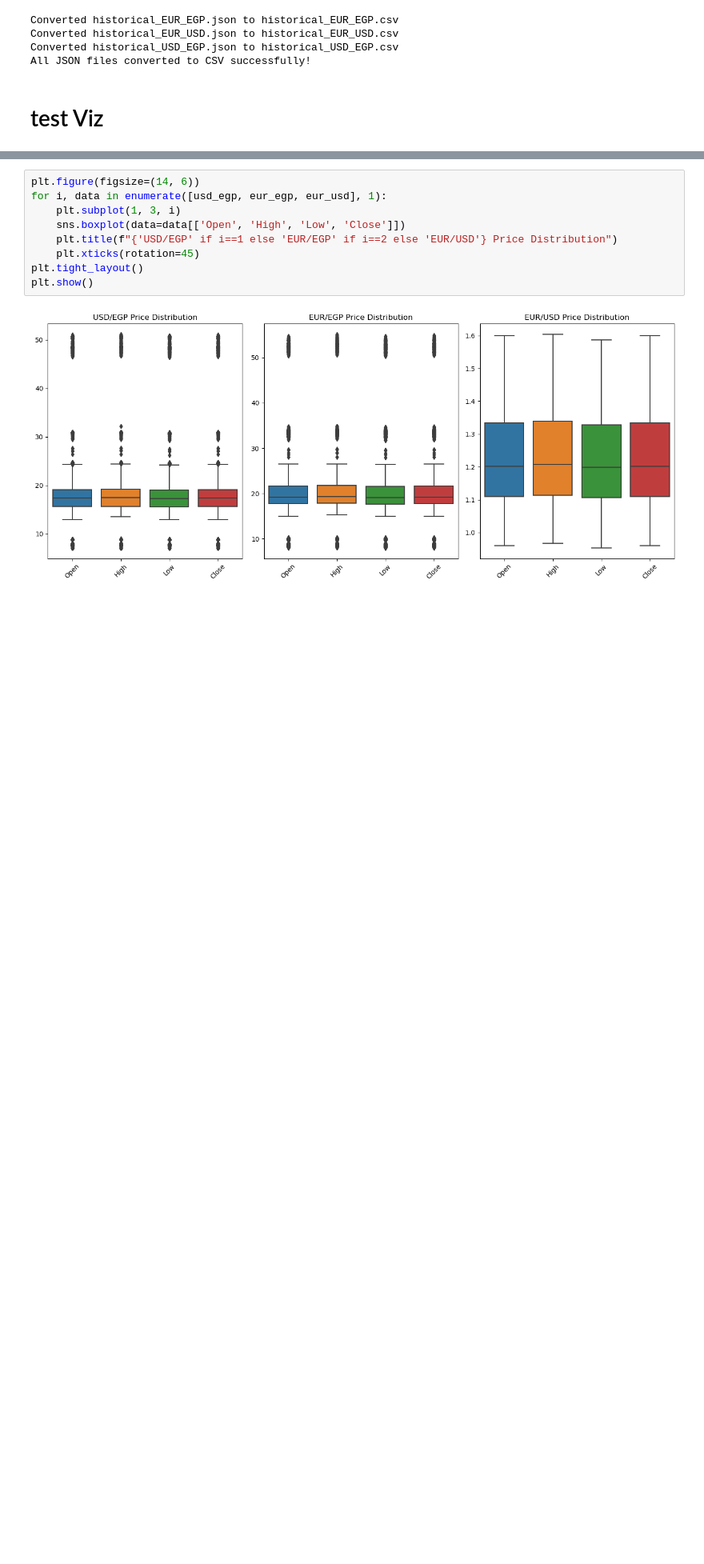
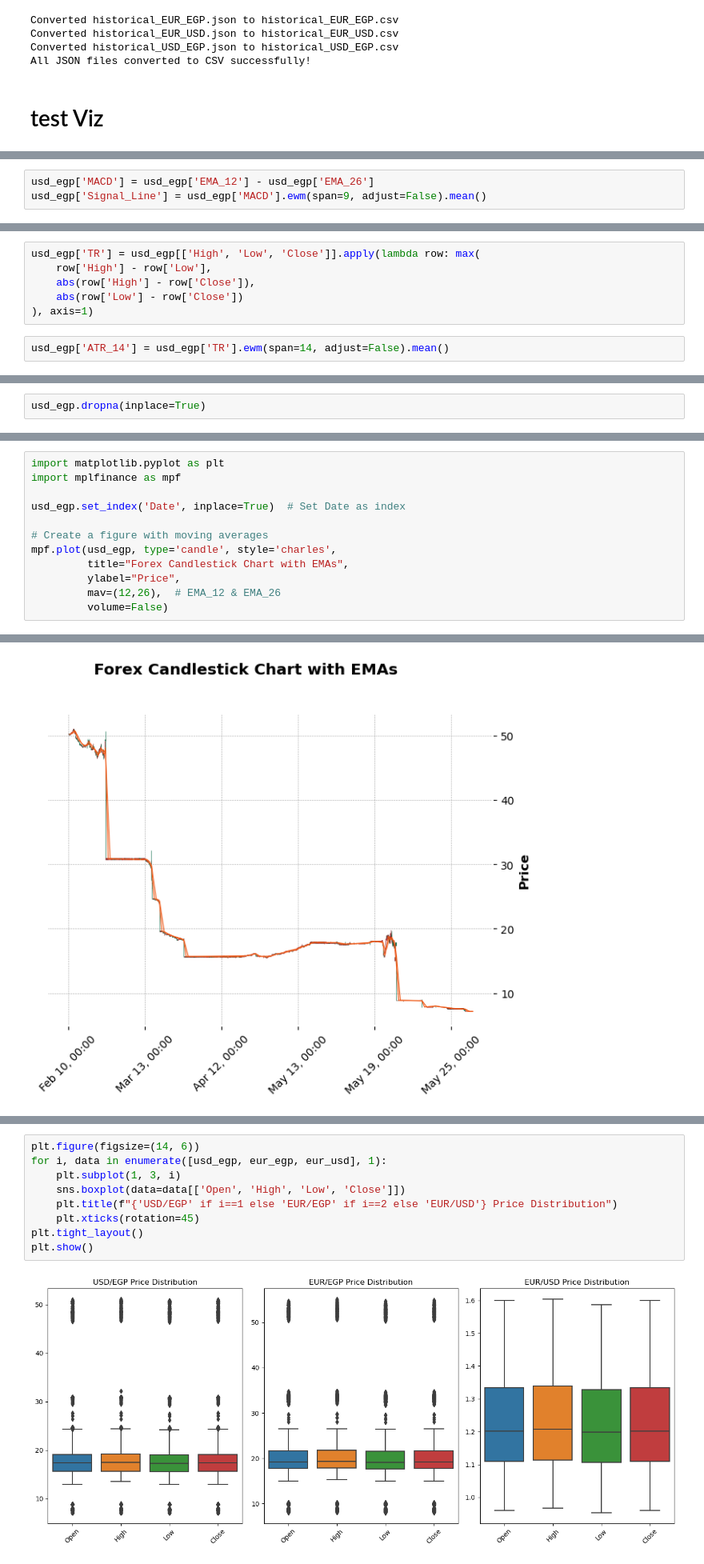
Before and after one commit to Anwaribra/Real-time-Forex-Data-Pipeline, a Jupyter notebook: data_cleaning.ipynb, the cells around one changed output, grey strips where cells are left out. Shown: that part at 80% size. Cells and saved outputs as stored; diff of their text form; blank space fills up the shorter version.

```diff
--- a/data_cleaning.ipynb
+++ b/data_cleaning.ipynb
@@ -51,0 +224,3 @@ eur_usd = pd.read_csv(f"{data_folder}/historical_EUR_USD.csv", index_col="Date",
+# %%
+usd_egp['MACD'] = usd_egp['EMA_12'] - usd_egp['EMA_26']
+usd_egp['Signal_Line'] = usd_egp['MACD'].ewm(span=9, adjust=False).mean()
@@ -51,0 +245,8 @@ eur_usd = pd.read_csv(f"{data_folder}/historical_EUR_USD.csv", index_col="Date",
+# %%
+usd_egp['TR'] = usd_egp[['High', 'Low', 'Close']].apply(lambda row: max(
+    row['High'] - row['Low'],
+    abs(row['High'] - row['Close']),
+    abs(row['Low'] - row['Close'])
+), axis=1)
+# %%
+usd_egp['ATR_14'] = usd_egp['TR'].ewm(span=14, adjust=False).mean()
@@ -51,0 +269,2 @@ eur_usd = pd.read_csv(f"{data_folder}/historical_EUR_USD.csv", index_col="Date",
+# %%
+usd_egp.dropna(inplace=True)
@@ -51,0 +301,13 @@ eur_usd = pd.read_csv(f"{data_folder}/historical_EUR_USD.csv", index_col="Date",
+# %%
+import matplotlib.pyplot as plt
+import mplfinance as mpf
+
+usd_egp.set_index('Date', inplace=True)  # Set Date as index
+
+# Create a figure with moving averages
+mpf.plot(usd_egp, type='candle', style='charles',
+         title="Forex Candlestick Chart with EMAs",
+         ylabel="Price",
+         mav=(12,26),  # EMA_12 & EMA_26
+         volume=False)
+# %% [output]
@@ -51,0 +326 @@ eur_usd = pd.read_csv(f"{data_folder}/historical_EUR_USD.csv", index_col="Date",
+[figure, added]
```
Also changed, not shown: parts of 29 cells of this notebook.
